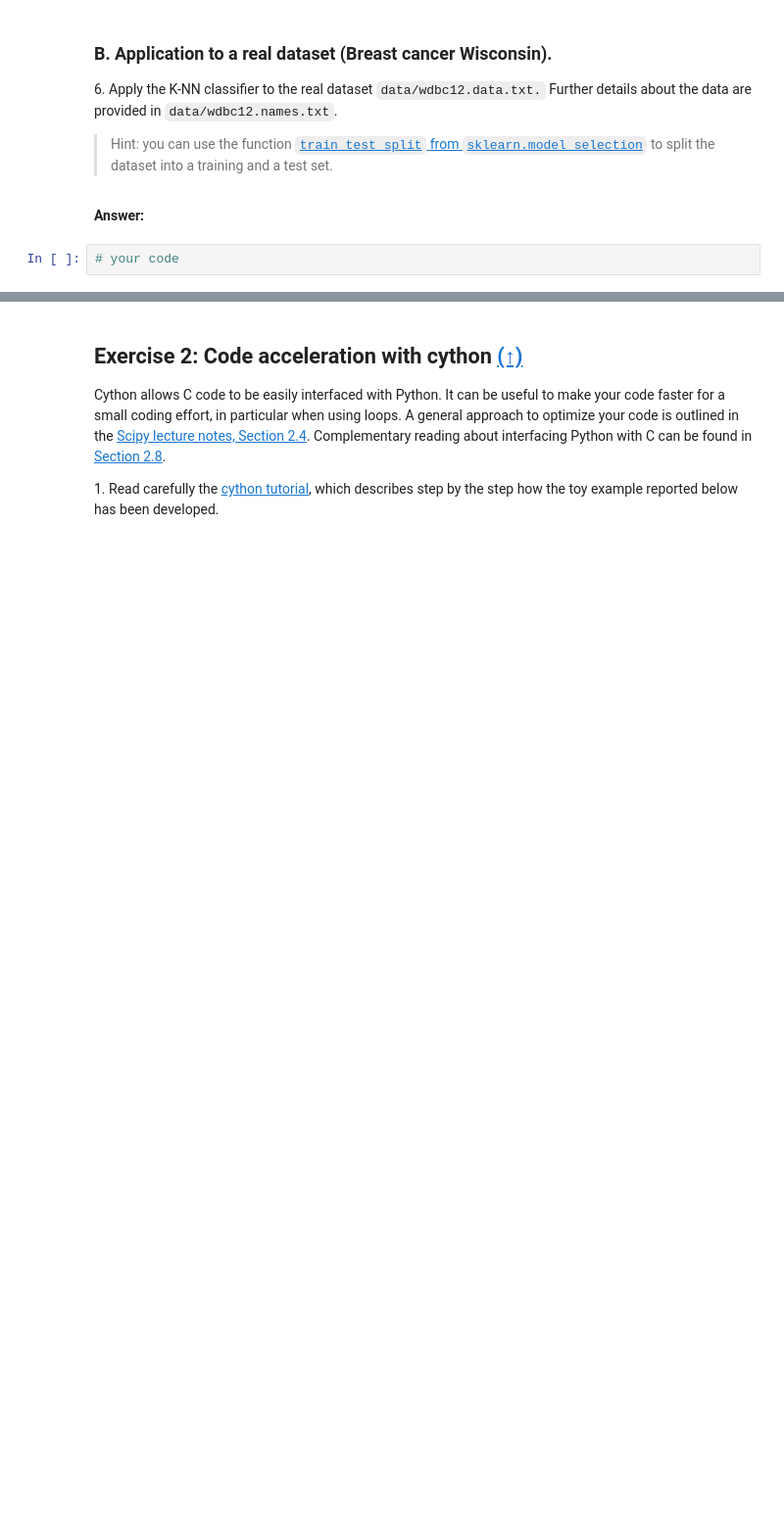
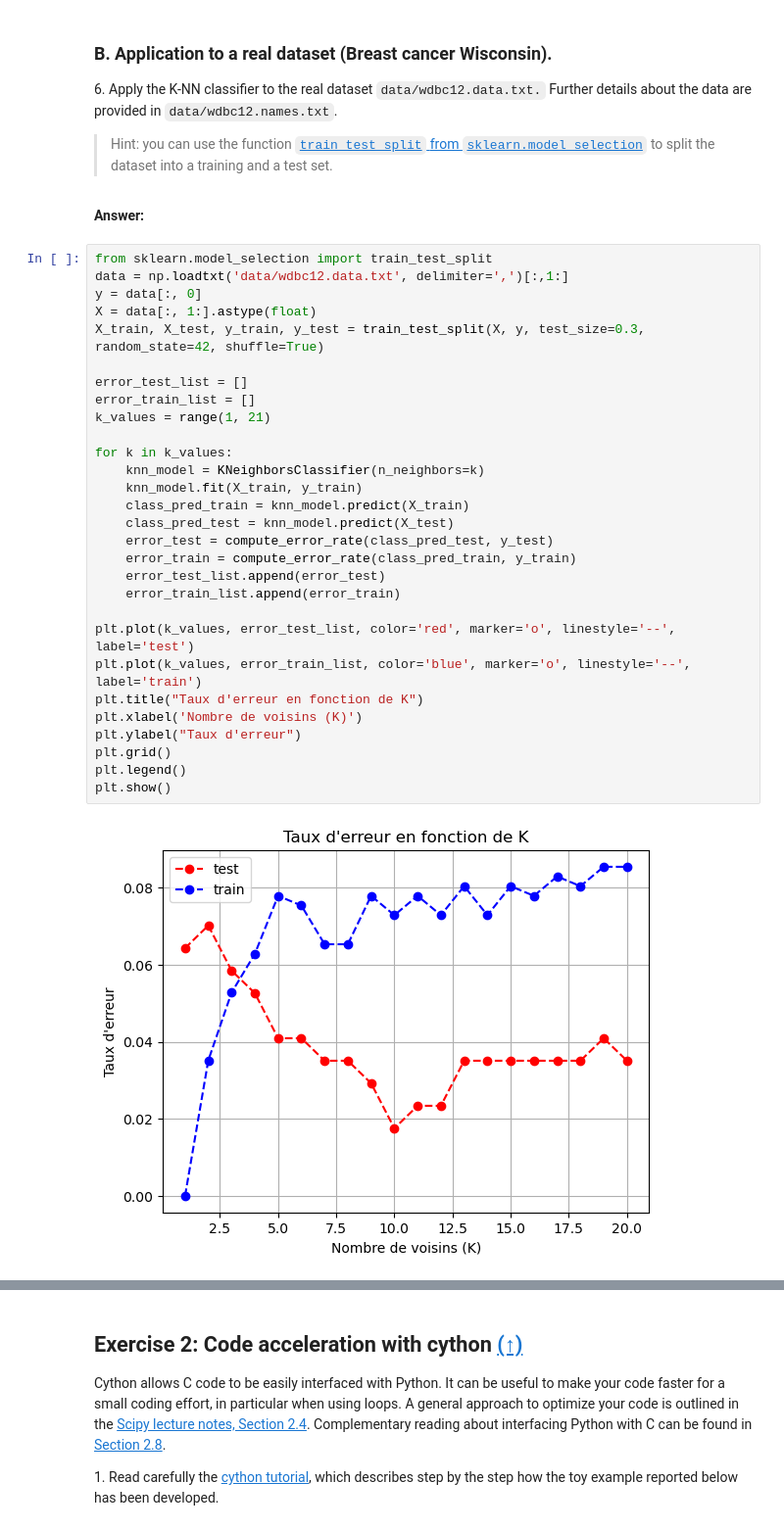
Before and after one commit to SerinaTraore/python_sdia, a Jupyter notebook: Labs/source/Lab4/lab4.ipynb, the cells around one changed output, grey strips where cells are left out. Shown: that part at 98% size. Saved outputs shown, nothing was run; the diff lists cells and outputs as text; blank space fills up the shorter version.

```diff
--- a/Labs/source/Lab4/lab4.ipynb
+++ b/Labs/source/Lab4/lab4.ipynb
@@ -164,5 +242,34 @@ np.argmin(error_test_list)
 > Hint: you can use the function [`train_test_split` from `sklearn.model_selection`](https://scikit-learn.org/stable/modules/generated/sklearn.model_selection.train_test_split.html) to split the dataset into a training and a test set.
 # %% [markdown]
 **Answer:**
-# %%
-# your code
+# %%
+from sklearn.model_selection import train_test_split
+data = np.loadtxt('data/wdbc12.data.txt', delimiter=',')[:,1:]
+y = data[:, 0]
+X = data[:, 1:].astype(float)
+X_train, X_test, y_train, y_test = train_test_split(X, y, test_size=0.3, random_state=42, shuffle=True)
+
+error_test_list = []
+error_train_list = []
+k_values = range(1, 21)
+
+for k in k_values:
+    knn_model = KNeighborsClassifier(n_neighbors=k)
+    knn_model.fit(X_train, y_train)
+    class_pred_train = knn_model.predict(X_train)
+    class_pred_test = knn_model.predict(X_test)
+    error_test = compute_error_rate(class_pred_test, y_test)
+    error_train = compute_error_rate(class_pred_train, y_train)
+    error_test_list.append(error_test)
+    error_train_list.append(error_train)
+
+plt.plot(k_values, error_test_list, color='red', marker='o', linestyle='--', label='test')
+plt.plot(k_values, error_train_list, color='blue', marker='o', linestyle='--', label='train')
+plt.title("Taux d'erreur en fonction de K")
+plt.xlabel('Nombre de voisins (K)')
+plt.ylabel("Taux d'erreur")
+plt.grid()
+plt.legend()
+plt.show()
+# %% [output]
+[figure, added]
```
Also changed, not shown: parts of 11 cells of this notebook, 1 other file.
